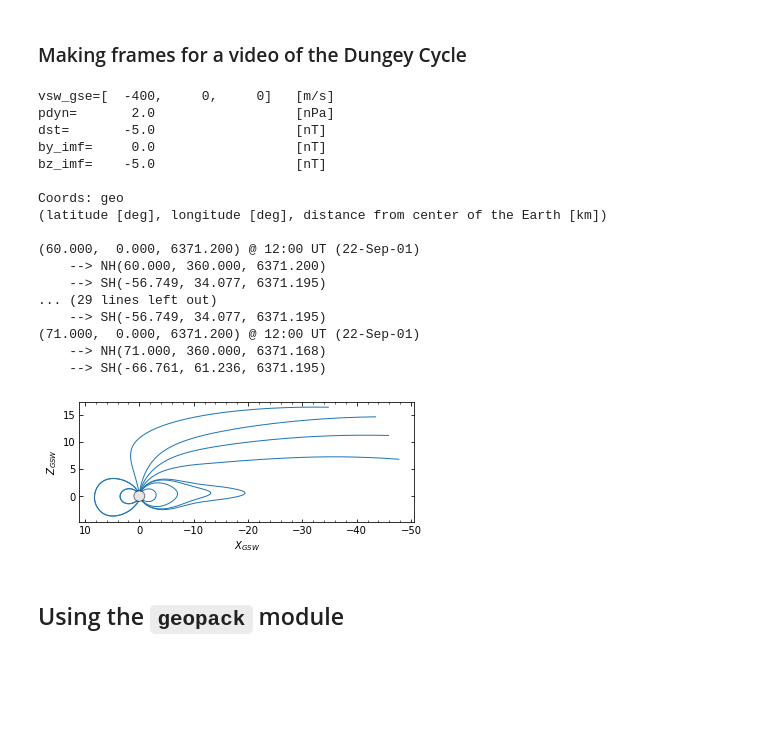
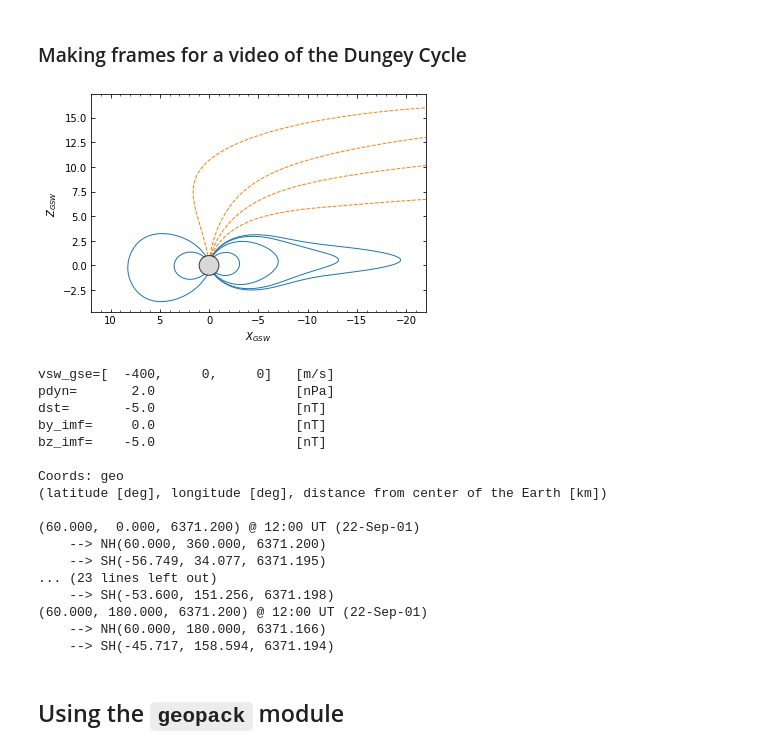
Before and after one commit to johncoxon/tsyganenko, a Jupyter notebook: Tsyganenko - Python examples.ipynb, the cells around one changed output. Cells and saved outputs as stored; diff of their text form; code cells hidden in the pictures; blank space fills up the shorter version.

```diff
--- a/Tsyganenko - Python examples.ipynb
+++ b/Tsyganenko - Python examples.ipynb
@@ -42,40 +43,41 @@ from matplotlib import pyplot as plt
 # %%
 trace_dt = dt.datetime(2001,9,22,12)
 
-coordinates = np.array([[60,     0, tsy.RE],
-                        [71,     0, tsy.RE],
-                        [84,     0, tsy.RE],
-                        [84,   180, tsy.RE],
-                        [80,   180, tsy.RE],
-                        [76,   180, tsy.RE],
-                        [71.5, 180, tsy.RE],
-                        [71,   180, tsy.RE],
-                        [69,   180, tsy.RE],
-                        [60,   180, tsy.RE],
-                        [60,     0, tsy.RE],
-                        [71,     0, tsy.RE]])
+latlon = np.array([[60,     0],
+                   [71,     0],
+                   [84,     0],
+                   [84,   180],
+                   [80,   180],
+                   [76,   180],
+                   [71.5, 180],
+                   [71,   180],
+                   [69,   180],
+                   [60,   180]])
 
-video_trace = tsy.Trace(coordinates[:,0], coordinates[:,1], coordinates[:,2], datetime = trace_dt)
+video_trace = tsy.Trace(latlon[:,0], latlon[:,1], tsy.RE, datetime = trace_dt)
-# %%
-print(video_trace)
-ax = video_trace.plot(color='C0')
-# %% [output]
-vsw_gse=[  -400,     0,     0]   [m/s]
-pdyn=       2.0                  [nPa]
-dst=       -5.0                  [nT]
-by_imf=     0.0                  [nT]
-bz_imf=    -5.0                  [nT]
-
-Coords: geo
-(latitude [deg], longitude [deg], distance from center of the Earth [km])
-
-(60.000,  0.000, 6371.200) @ 12:00 UT (22-Sep-01)
-    --> NH(60.000, 360.000, 6371.200)
-    --> SH(-56.749, 34.077, 6371.195)
-... (29 lines left out)
-    --> SH(-56.749, 34.077, 6371.195)
-(71.000,  0.000, 6371.200) @ 12:00 UT (22-Sep-01)
-    --> NH(71.000, 360.000, 6371.168)
-    --> SH(-66.761, 61.236, 6371.195)
-[figure, removed]
+# %%
+ax = video_trace.plot(only_pts=[0,1,6,7,8,9], color='C0')
+ax = video_trace.plot(only_pts=[2,3,4,5], color='C1', ls='--')
+ax.set(xlim=(12, -22), aspect='equal')
+plt.show()
+print(video_trace)
+# %% [output]
+[figure, added]
+vsw_gse=[  -400,     0,     0]   [m/s]
+pdyn=       2.0                  [nPa]
+dst=       -5.0                  [nT]
+by_imf=     0.0                  [nT]
+bz_imf=    -5.0                  [nT]
+
+Coords: geo
+(latitude [deg], longitude [deg], distance from center of the Earth [km])
+
+(60.000,  0.000, 6371.200) @ 12:00 UT (22-Sep-01)
+    --> NH(60.000, 360.000, 6371.200)
+    --> SH(-56.749, 34.077, 6371.195)
+... (23 lines left out)
+    --> SH(-53.600, 151.256, 6371.198)
+(60.000, 180.000, 6371.200) @ 12:00 UT (22-Sep-01)
+    --> NH(60.000, 180.000, 6371.166)
+    --> SH(-45.717, 158.594, 6371.194)
 # %%
```
Also changed, not shown: parts of 2 cells of this notebook.
